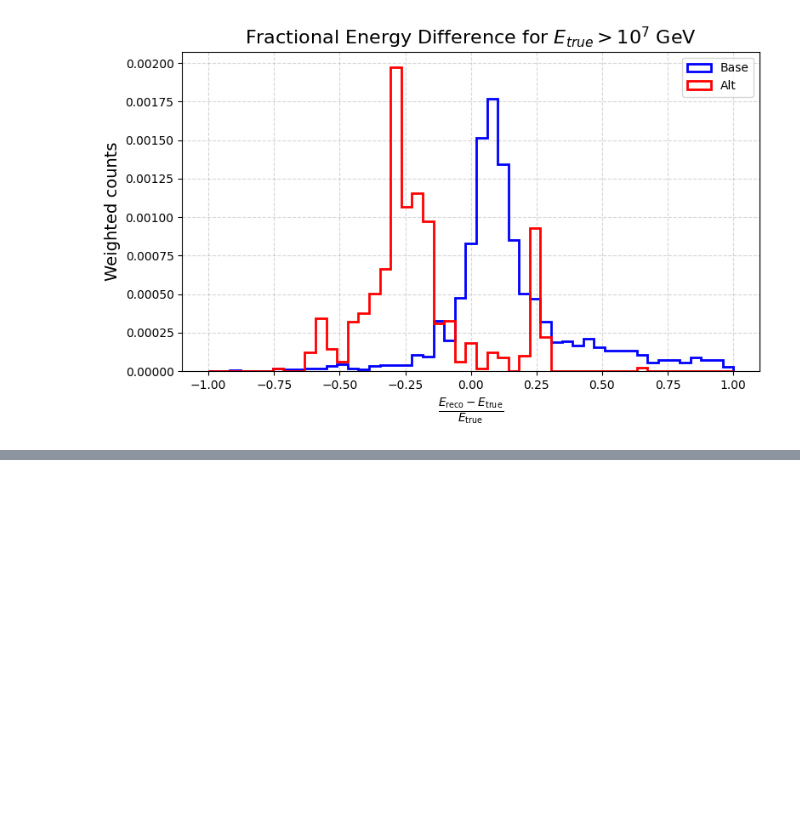
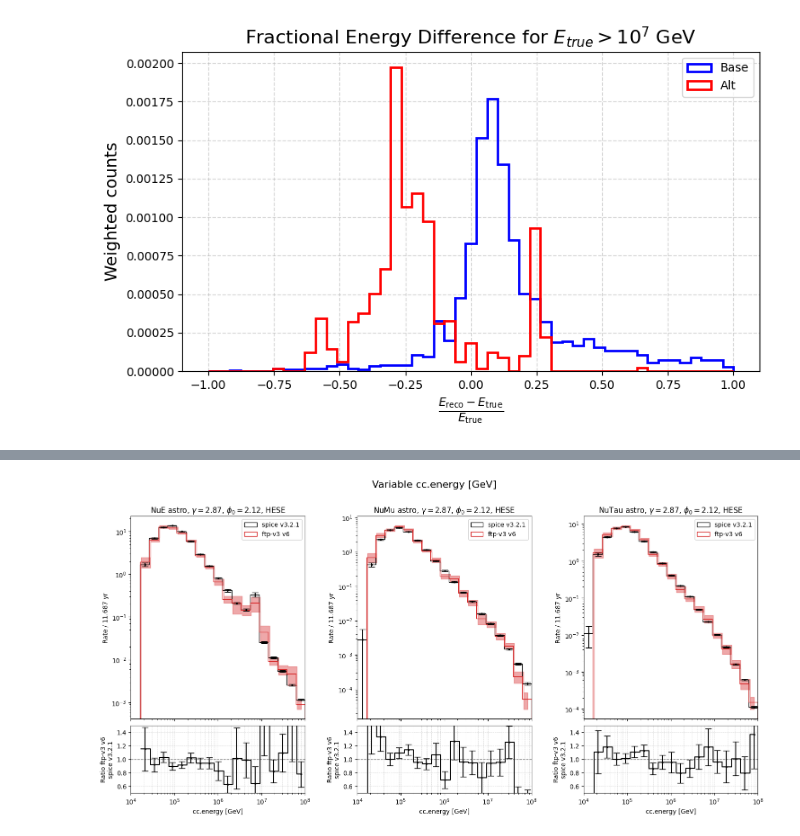
Before and after one commit to icecube/reco_processing, a Jupyter notebook: notebooks/debug_millipede/compare_spice_ftp.ipynb, the cells around one changed output, grey strips where cells are left out. Cells and saved outputs as stored; diff of their text form; code cells hidden in the pictures; blank space fills up the shorter version.

```diff
--- a/notebooks/debug_millipede/compare_spice_ftp.ipynb
+++ b/notebooks/debug_millipede/compare_spice_ftp.ipynb
@@ -447,0 +457,7 @@ plt.show()
+# %%
+
+compare_ice_model_flavor( base_key = "spice_tau_reco", base_var_key1 = "cc", base_var_key2 = "energy",
+                          alt_key = "v6", alt_var_key1 = "cc", alt_var_key2 = "energy",
+                          variable_name = "cc.energy [GeV]", bins = np.geomspace(1e4, 1e8, 20), xscale = "log", yscale = "log", savename="cc-energy_v6_spice_tau_reco" )
+# %% [output]
+[figure, added]
```
Also changed, not shown: parts of 2 cells of this notebook, 9 other files.
